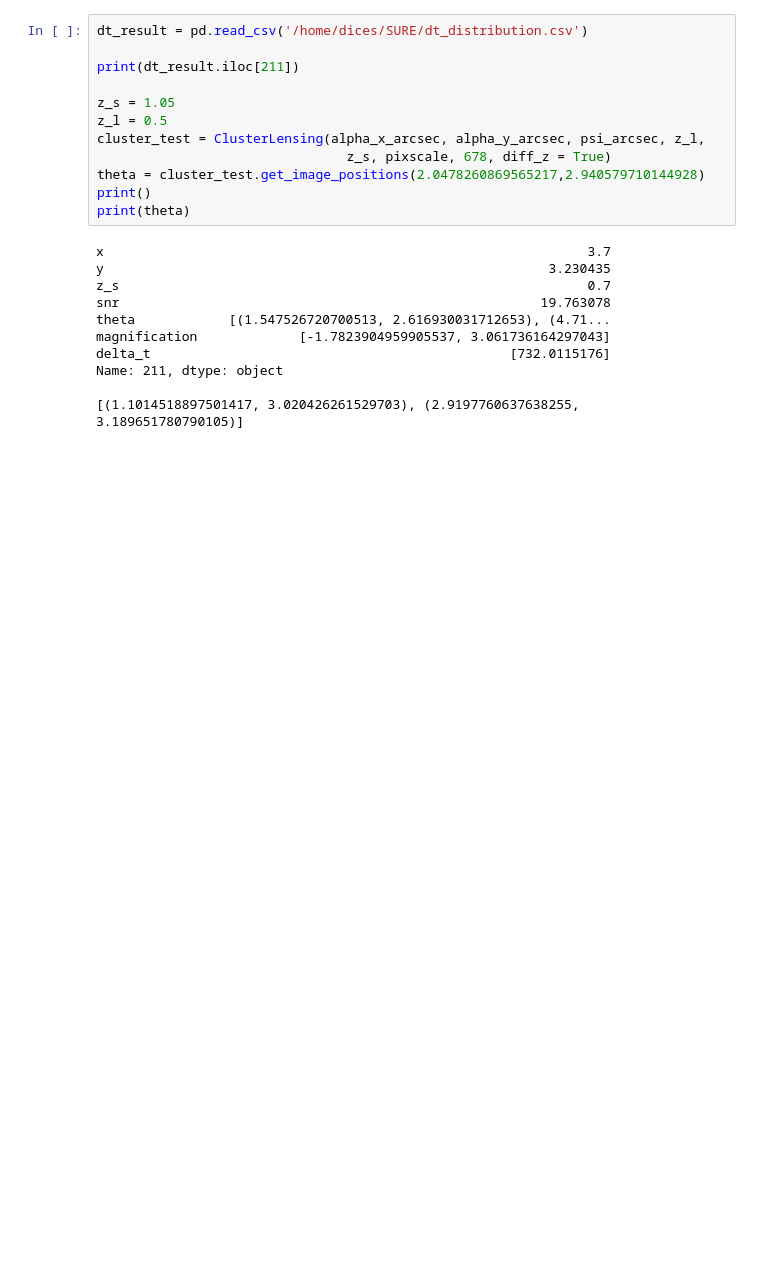
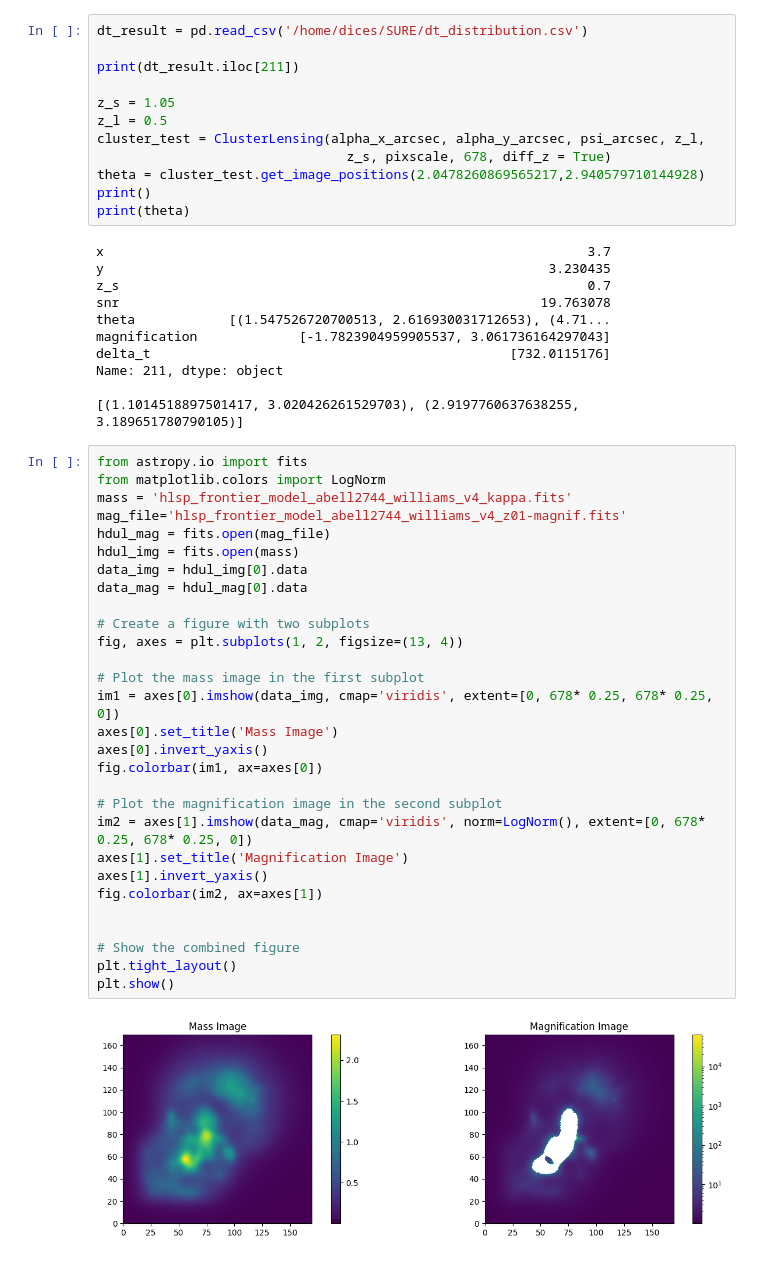
Before and after one commit to diceandcats/SURE-GW-lensing, a Jupyter notebook: Real stuffs/b4class_test.ipynb, the cells around one changed output. Cells and saved outputs as stored; diff of their text form; blank space fills up the shorter version.

```diff
--- a/Real stuffs/b4class_test.ipynb
+++ b/Real stuffs/b4class_test.ipynb
@@ -119,3 +119,34 @@ delta_t                                              [732.0115176]
 Name: 211, dtype: object
 
 [(1.1014518897501417, 3.020426261529703), (2.9197760637638255, 3.189651780790105)]
+# %%
+from astropy.io import fits
+from matplotlib.colors import LogNorm
+mass = 'hlsp_frontier_model_abell2744_williams_v4_kappa.fits'
+mag_file='hlsp_frontier_model_abell2744_williams_v4_z01-magnif.fits'
+hdul_mag = fits.open(mag_file)
+hdul_img = fits.open(mass)
+data_img = hdul_img[0].data
+data_mag = hdul_mag[0].data
+
+# Create a figure with two subplots
+fig, axes = plt.subplots(1, 2, figsize=(13, 4))
+
+# Plot the mass image in the first subplot
+im1 = axes[0].imshow(data_img, cmap='viridis', extent=[0, 678* 0.25, 678* 0.25, 0])
+axes[0].set_title('Mass Image')
+axes[0].invert_yaxis()
+fig.colorbar(im1, ax=axes[0])
+
+# Plot the magnification image in the second subplot
+im2 = axes[1].imshow(data_mag, cmap='viridis', norm=LogNorm(), extent=[0, 678* 0.25, 678* 0.25, 0])
+axes[1].set_title('Magnification Image')
+axes[1].invert_yaxis()
+fig.colorbar(im2, ax=axes[1])
+
+
+# Show the combined figure
+plt.tight_layout()
+plt.show()
+# %% [output]
+[figure, added]
```
Also changed, not shown: parts of 3 cells of this notebook, 2 other files.
